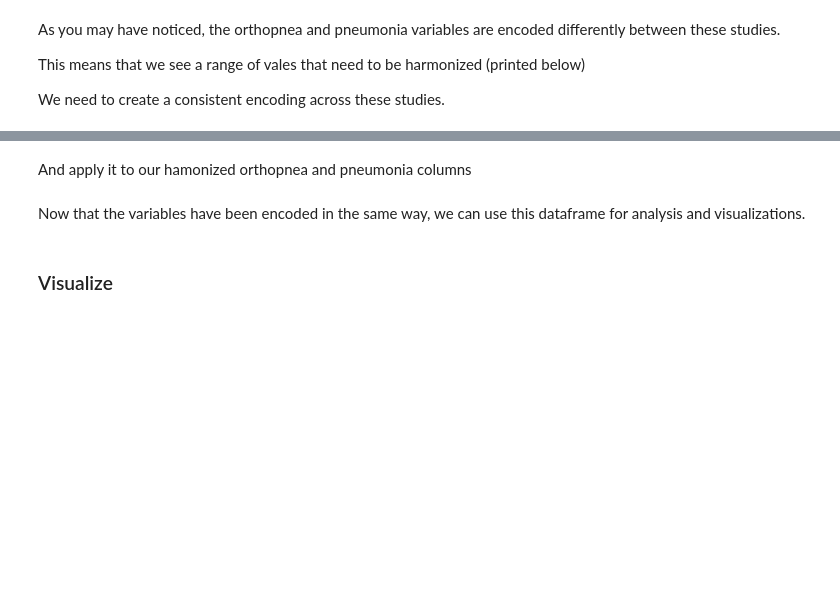
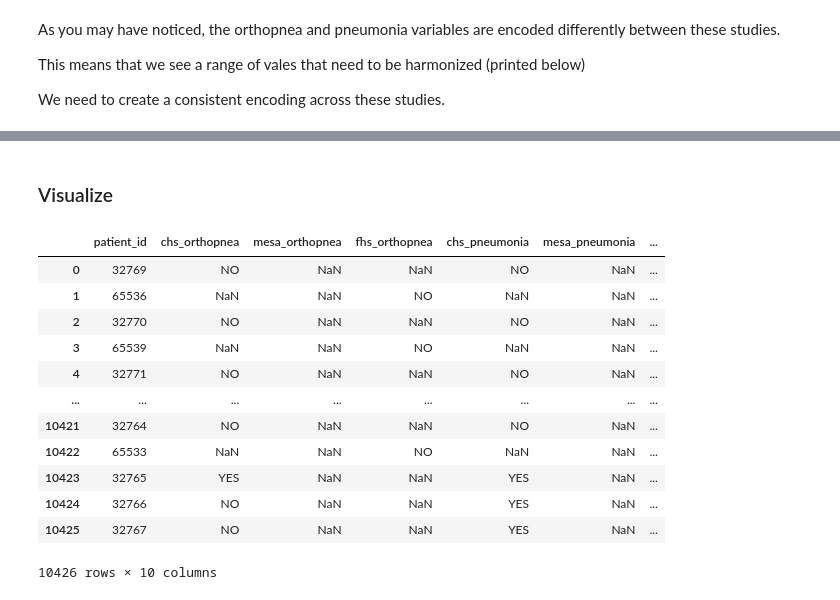
Before and after one commit to hms-dbmi/Access-to-Data-using-PIC-SURE-API, a Jupyter notebook: NHLBI_BioData_Catalyst/python/7_Harmonization_with_PICSURE.ipynb, the cells around one changed output, grey strips where cells are left out. Cells and saved outputs as stored; diff of their text form; code cells hidden in the pictures; blank space fills up the shorter version.

```diff
--- a/NHLBI_BioData_Catalyst/python/7_Harmonization_with_PICSURE.ipynb
+++ b/NHLBI_BioData_Catalyst/python/7_Harmonization_with_PICSURE.ipynb
@@ -366,6 +678,14 @@ orthopnea_results.head()
 ### Clean and wrangle data
 # %%
 # convert consent code to study name
-orthopnea_results['study'] = np.where(orthopnea_results['consent'].str.contains('phs000007'), 'fhs',
-                                      np.where(orthopnea_results['consent'].str.contains('phs000209'), 'mesa', 'whi'))
+#orthopnea_results['study'] = np.where(orthopnea_results['consent'].str.contains('phs000007'), 'fhs',
+#                                      np.where(orthopnea_results['consent'].str.contains('phs000209'), 'mesa', 'whi'))
+# label participant with study#
+#df.loc[df['Age'] >= 18, 'Status'] = 'Adult'
+orthopnea_results['study']=''
+orthopnea_results.loc[orthopnea_results['chs_pneumonia'].notna(),'study'] = 'CHS'
+orthopnea_results.loc[orthopnea_results['mesa_pneumonia'].notna(),'study'] = 'MESA'
+orthopnea_results.loc[orthopnea_results['fhs_pneumonia'].notna(),'study'] = 'FHS'
+
+
 orthopnea_results.head()
@@ -372,5 +699,5 @@ orthopnea_results.head()
 # %%
 # combine orthopnea variables
-orthopnea_results['orthopnea'] = orthopnea_results['fhs_orthopnea'].fillna(orthopnea_results['whi_orthopnea'])
+orthopnea_results['orthopnea'] = orthopnea_results['fhs_orthopnea'].fillna(orthopnea_results['chs_orthopnea'])
 orthopnea_results['orthopnea'] = orthopnea_results['orthopnea'].fillna(orthopnea_results['mesa_orthopnea'])
 orthopnea_results.head()
@@ -403,2 +745,0 @@ mapping_df
-# %% [markdown]
-And apply it to our hamonized orthopnea and pneumonia columns
@@ -412,10 +746,23 @@ print(orthopnea_results.pneumonia.value_counts())
-# %% [markdown]
-Now that the variables have been encoded in the same way, we can use this dataframe for analysis and visualizations.
 # %% [markdown]
 ### Visualize
 # %%
 final_df = orthopnea_results
-final_df['orthopnea'] = final_df['orthopnea']. fillna('Unknown')
-final_df['pneumonia'] = final_df['pneumonia']. fillna('Unknown')
+final_df['orthopnea'] = final_df['orthopnea']. fillna('DO NOT KNOW')
+final_df['pneumonia'] = final_df['pneumonia']. fillna('DO NOT KNOW')
+final_df
+# %% [output]
+|  | patient_id | chs_orthopnea | mesa_orthopnea | fhs_orthopnea | chs_pneumonia | mesa_pneumonia | ... |
+| 0 | 32769 | NO | NaN | NaN | NO | NaN | ... |
+| 1 | 65536 | NaN | NaN | NO | NaN | NaN | ... |
+| 2 | 32770 | NO | NaN | NaN | NO | NaN | ... |
+| 3 | 65539 | NaN | NaN | NO | NaN | NaN | ... |
+| 4 | 32771 | NO | NaN | NaN | NO | NaN | ... |
+| ... | ... | ... | ... | ... | ... | ... | ... |
+| 10421 | 32764 | NO | NaN | NaN | NO | NaN | ... |
+| 10422 | 65533 | NaN | NaN | NO | NaN | NaN | ... |
+| 10423 | 32765 | YES | NaN | NaN | YES | NaN | ... |
+| 10424 | 32766 | NO | NaN | NaN | YES | NaN | ... |
+| 10425 | 32767 | NO | NaN | NaN | YES | NaN | ... |
+10426 rows × 10 columns
 # %%
 # Filters to apply to the final_df to create figures
```
Also changed, not shown: parts of 54 cells of this notebook, 1 other file.
